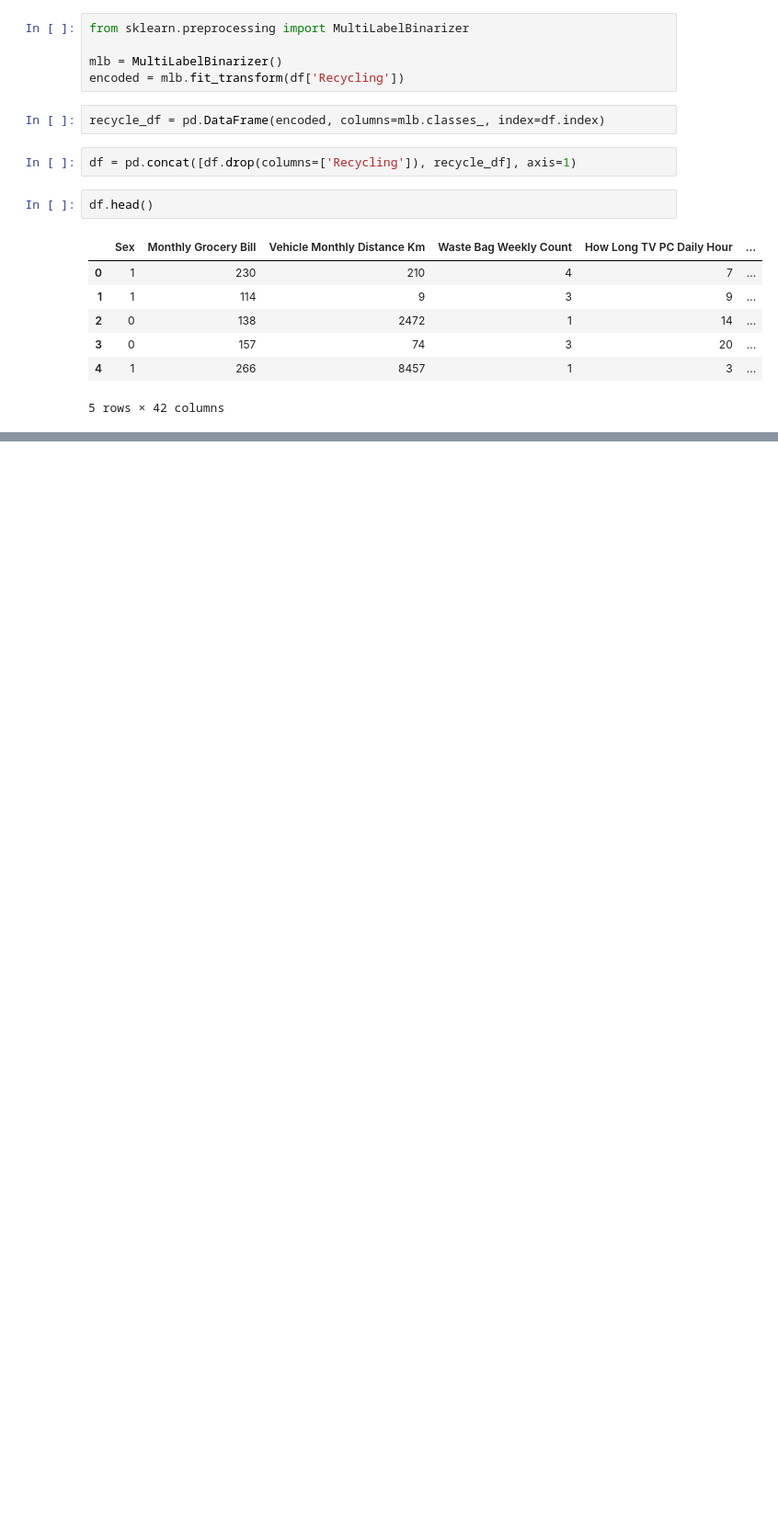
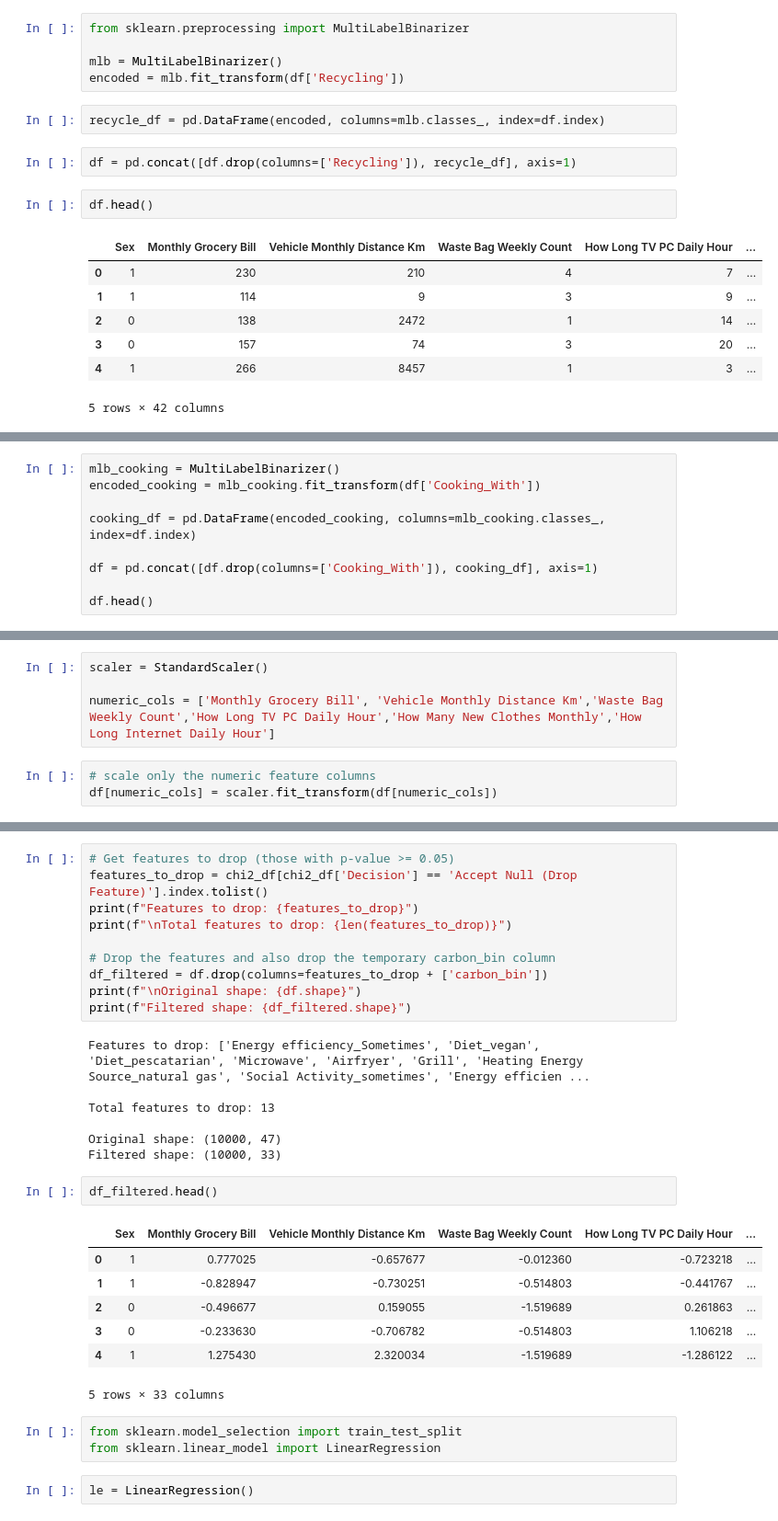
Before and after one commit to deepseek23/Carbon-Footprint-Prediction, a Jupyter notebook: carbon_footprint.ipynb, the cells around one changed output, grey strips where cells are left out. Shown at 92% size. Cells and saved outputs as stored; diff of their text form; blank space fills up the shorter version.

```diff
--- a/carbon_footprint.ipynb
+++ b/carbon_footprint.ipynb
@@ -367,0 +372,9 @@ dtype: int64
+# %%
+mlb_cooking = MultiLabelBinarizer()
+encoded_cooking = mlb_cooking.fit_transform(df['Cooking_With'])
+
+cooking_df = pd.DataFrame(encoded_cooking, columns=mlb_cooking.classes_, index=df.index)
+
+df = pd.concat([df.drop(columns=['Cooking_With']), cooking_df], axis=1)
+
+df.head()
@@ -367,0 +391,7 @@ dtype: int64
+# %%
+scaler = StandardScaler()
+
+numeric_cols = ['Monthly Grocery Bill', 'Vehicle Monthly Distance Km','Waste Bag Weekly Count','How Long TV PC Daily Hour','How Many New Clothes Monthly','How Long Internet Daily Hour']
+# %%
+# scale only the numeric feature columns
+df[numeric_cols] = scaler.fit_transform(df[numeric_cols])
@@ -367,0 +466,32 @@ dtype: int64
+# %%
+# Get features to drop (those with p-value >= 0.05)
+features_to_drop = chi2_df[chi2_df['Decision'] == 'Accept Null (Drop Feature)'].index.tolist()
+print(f"Features to drop: {features_to_drop}")
+print(f"\nTotal features to drop: {len(features_to_drop)}")
+
+# Drop the features and also drop the temporary carbon_bin column
+df_filtered = df.drop(columns=features_to_drop + ['carbon_bin'])
+print(f"\nOriginal shape: {df.shape}")
+print(f"Filtered shape: {df_filtered.shape}")
+# %% [output]
+Features to drop: ['Energy efficiency_Sometimes', 'Diet_vegan', 'Diet_pescatarian', 'Microwave', 'Airfryer', 'Grill', 'Heating Energy Source_natural gas', 'Social Activity_sometimes', 'Energy efficien ...
+
+Total features to drop: 13
+
+Original shape: (10000, 47)
+Filtered shape: (10000, 33)
+# %%
+df_filtered.head()
+# %% [output]
+|  | Sex | Monthly Grocery Bill | Vehicle Monthly Distance Km | Waste Bag Weekly Count | How Long TV PC Daily Hour | ... |
+| 0 | 1 | 0.777025 | -0.657677 | -0.012360 | -0.723218 | ... |
+| 1 | 1 | -0.828947 | -0.730251 | -0.514803 | -0.441767 | ... |
+| 2 | 0 | -0.496677 | 0.159055 | -1.519689 | 0.261863 | ... |
+| 3 | 0 | -0.233630 | -0.706782 | -0.514803 | 1.106218 | ... |
+| 4 | 1 | 1.275430 | 2.320034 | -1.519689 | -1.286122 | ... |
+5 rows × 33 columns
+# %%
+from sklearn.model_selection import train_test_split
+from sklearn.linear_model import LinearRegression
+# %%
+le = LinearRegression()
```
Also changed, not shown: parts of 28 cells of this notebook, 6 other files.
